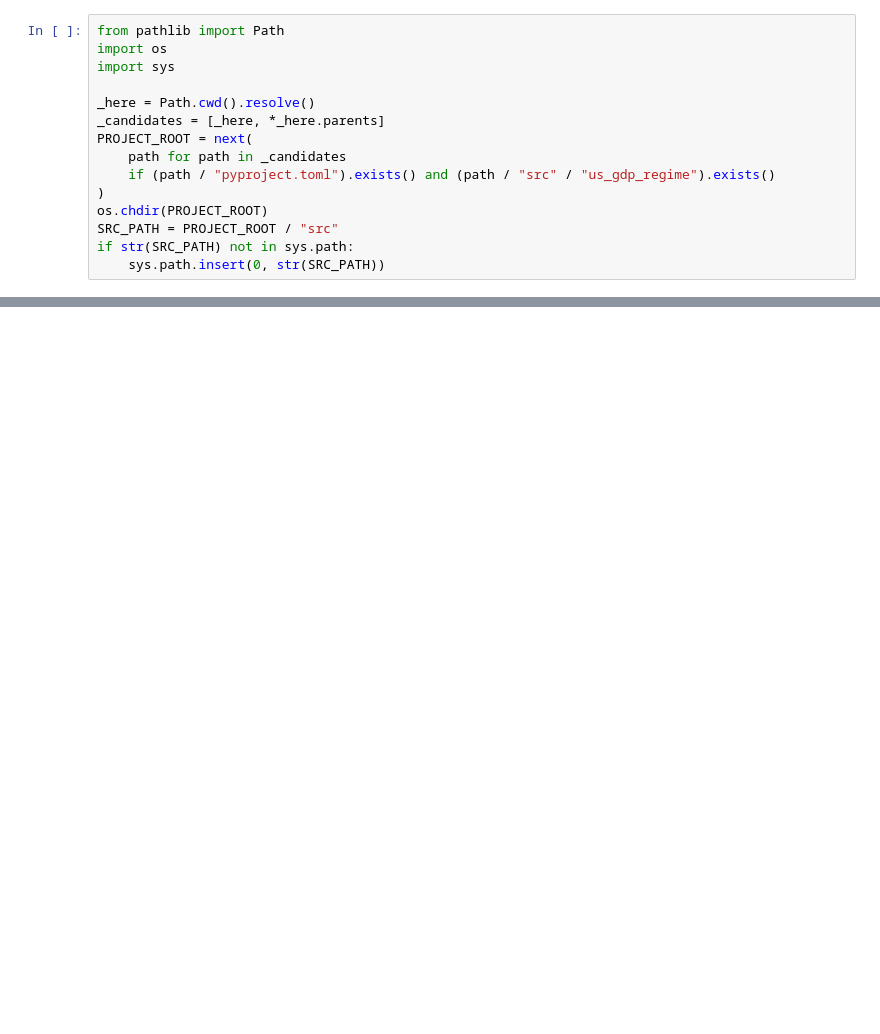
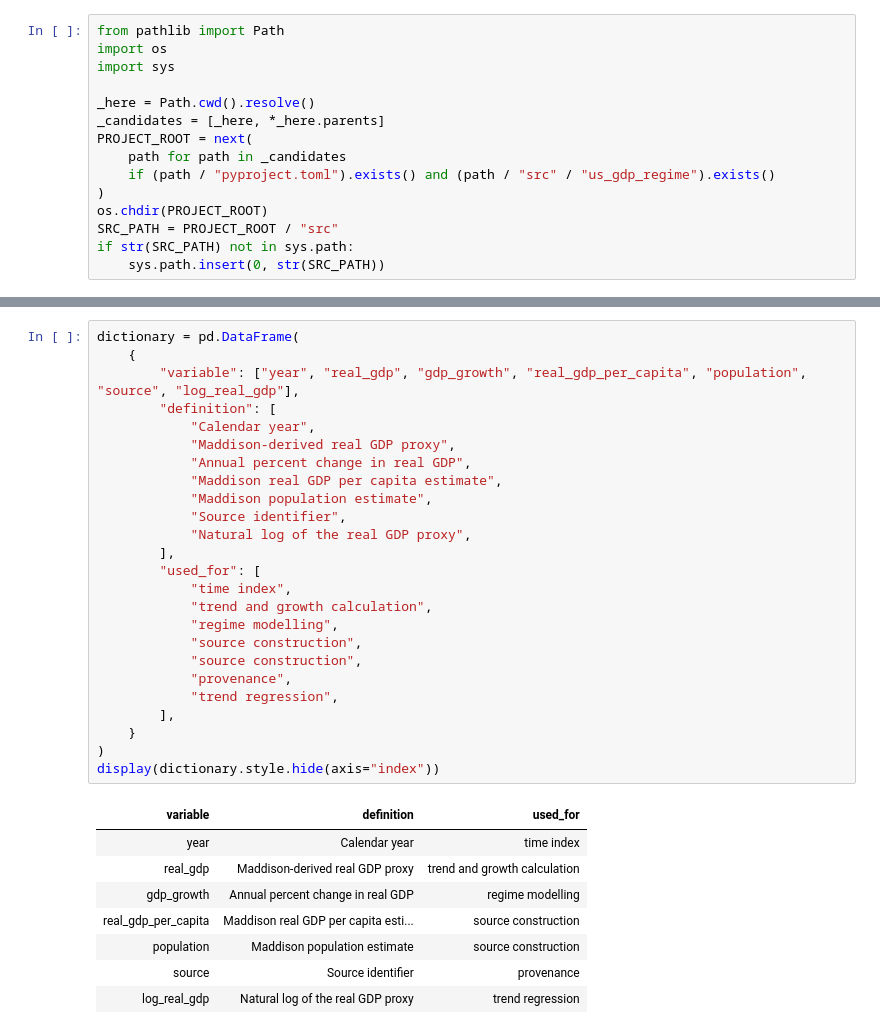
Before and after one commit to DiogoRibeiro7/us-gdp-regime-1920, a Jupyter notebook: notebooks/01_data_extraction_validation.ipynb, the cells around one changed output, grey strips where cells are left out. Cells and saved outputs as stored; diff of their text form; blank space fills up the shorter version.

```diff
--- a/notebooks/01_data_extraction_validation.ipynb
+++ b/notebooks/01_data_extraction_validation.ipynb
@@ -160,0 +187,34 @@ Maddison is the appropriate default for a 1920 start date because it covers the
+# %%
+dictionary = pd.DataFrame(
+    {
+        "variable": ["year", "real_gdp", "gdp_growth", "real_gdp_per_capita", "population", "source", "log_real_gdp"],
+        "definition": [
+            "Calendar year",
+            "Maddison-derived real GDP proxy",
+            "Annual percent change in real GDP",
+            "Maddison real GDP per capita estimate",
+            "Maddison population estimate",
+            "Source identifier",
+            "Natural log of the real GDP proxy",
+        ],
+        "used_for": [
+            "time index",
+            "trend and growth calculation",
+            "regime modelling",
+            "source construction",
+            "source construction",
+            "provenance",
+            "trend regression",
+        ],
+    }
+)
+display(dictionary.style.hide(axis="index"))
+# %% [output]
+| variable | definition | used_for |
+| year | Calendar year | time index |
+| real_gdp | Maddison-derived real GDP proxy | trend and growth calculation |
+| gdp_growth | Annual percent change in real GDP | regime modelling |
+| real_gdp_per_capita | Maddison real GDP per capita esti... | source construction |
+| population | Maddison population estimate | source construction |
+| source | Source identifier | provenance |
+| log_real_gdp | Natural log of the real GDP proxy | trend regression |
```
Also changed, not shown: parts of 36 cells of this notebook, 2 other files.
